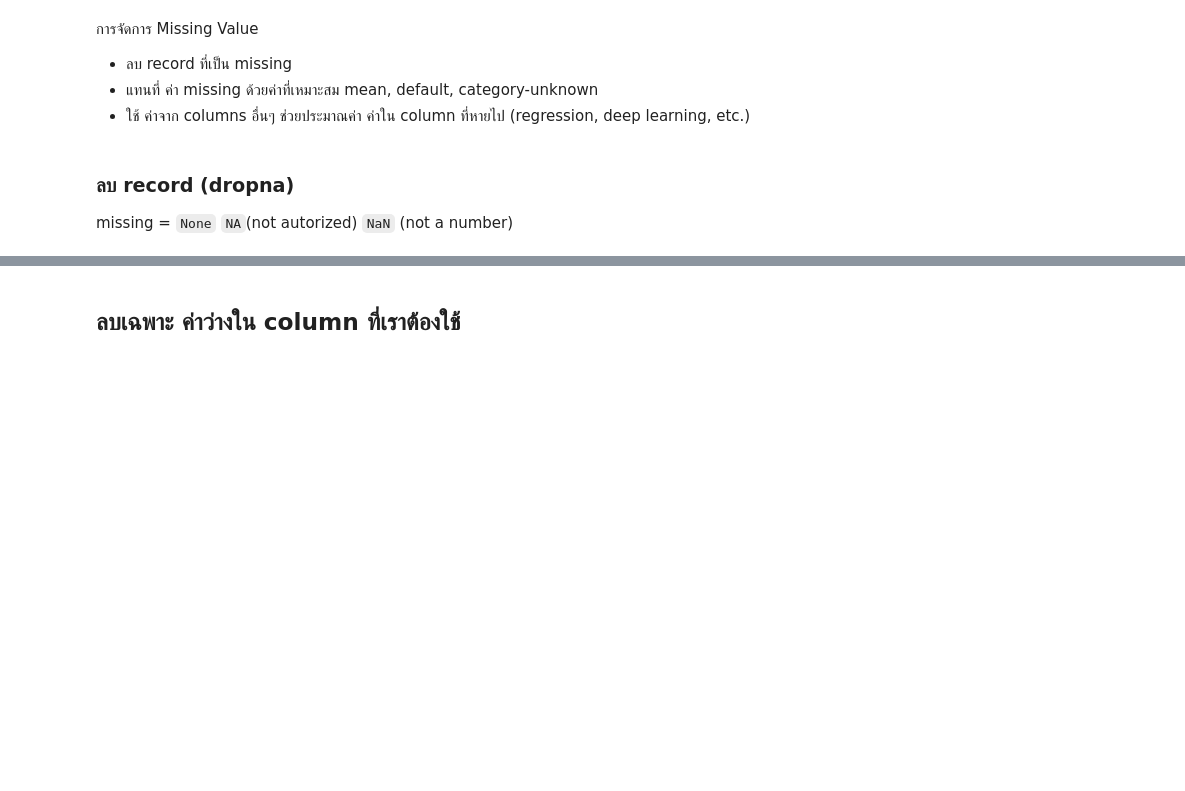
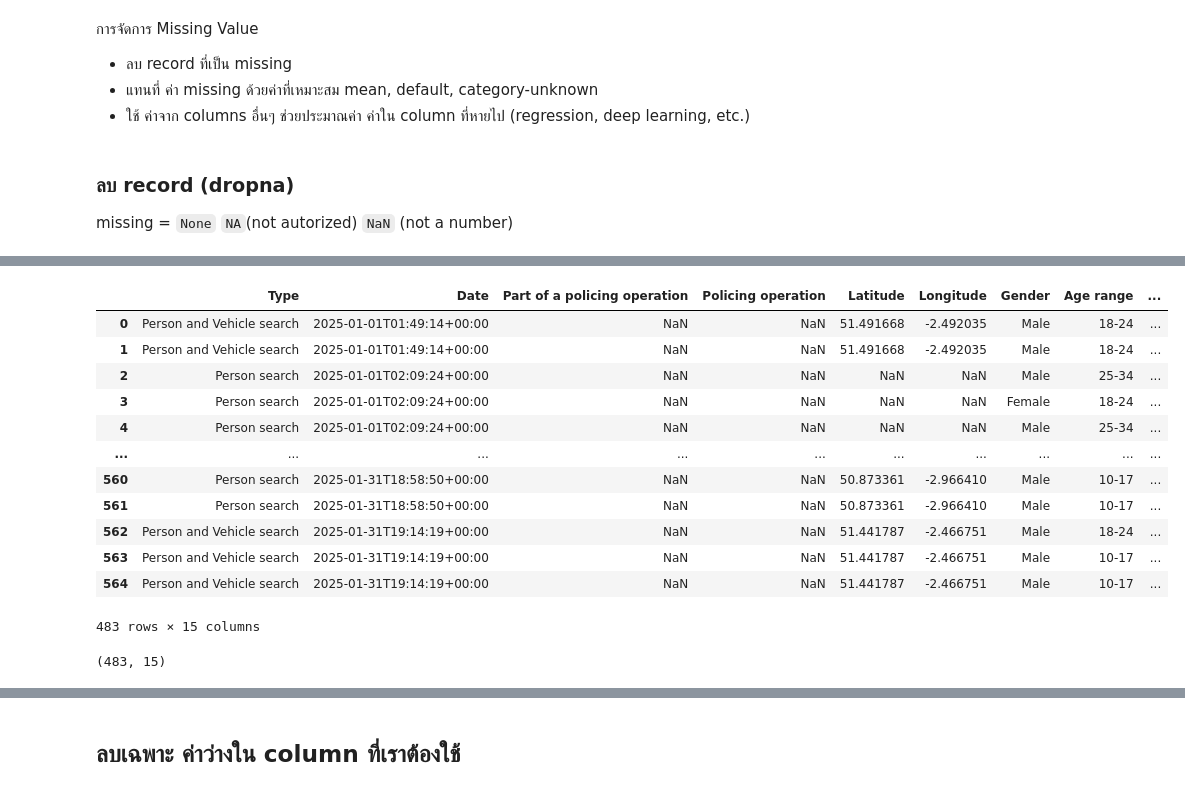
Before and after one commit to znumunz/dataviz2025, a Jupyter notebook: Pandas_101_2025.ipynb, the cells around one changed output, grey strips where cells are left out. Saved outputs shown, nothing was run; the diff lists cells and outputs as text; code cells hidden in the pictures; blank space fills up the shorter version.

```diff
--- a/Pandas_101_2025.ipynb
+++ b/Pandas_101_2025.ipynb
@@ -574,0 +866,4 @@ this_data = this_data.dropna(inplace=True)
+# %%
+import pandas as pd
+df = pd.read_csv('/content/drive/MyDrive/MyPython&DataViz2025/Data/2025-01/2025-01-avon-and-somerset-stop-and-search.csv')
+df.shape
@@ -574,0 +891,21 @@ this_data = this_data.dropna(inplace=True)
+# %%
+df.dropna(subset = ['Self-defined ethnicity','Legislation'])
+# %% [output]
+|  | Type | Date | Part of a policing operation | Policing operation | Latitude | Longitude | Gender | Age range | ... |
+| 0 | Person and Vehicle search | 2025-01-01T01:49:14+00:00 | NaN | NaN | 51.491668 | -2.492035 | Male | 18-24 | ... |
+| 1 | Person and Vehicle search | 2025-01-01T01:49:14+00:00 | NaN | NaN | 51.491668 | -2.492035 | Male | 18-24 | ... |
+| 2 | Person search | 2025-01-01T02:09:24+00:00 | NaN | NaN | NaN | NaN | Male | 25-34 | ... |
+| 3 | Person search | 2025-01-01T02:09:24+00:00 | NaN | NaN | NaN | NaN | Female | 18-24 | ... |
+| 4 | Person search | 2025-01-01T02:09:24+00:00 | NaN | NaN | NaN | NaN | Male | 25-34 | ... |
+| ... | ... | ... | ... | ... | ... | ... | ... | ... | ... |
+| 560 | Person search | 2025-01-31T18:58:50+00:00 | NaN | NaN | 50.873361 | -2.966410 | Male | 10-17 | ... |
+| 561 | Person search | 2025-01-31T18:58:50+00:00 | NaN | NaN | 50.873361 | -2.966410 | Male | 10-17 | ... |
+| 562 | Person and Vehicle search | 2025-01-31T19:14:19+00:00 | NaN | NaN | 51.441787 | -2.466751 | Male | 18-24 | ... |
+| 563 | Person and Vehicle search | 2025-01-31T19:14:19+00:00 | NaN | NaN | 51.441787 | -2.466751 | Male | 10-17 | ... |
+| 564 | Person and Vehicle search | 2025-01-31T19:14:19+00:00 | NaN | NaN | 51.441787 | -2.466751 | Male | 10-17 | ... |
+483 rows × 15 columns
+# %%
+df.dropna(subset = ['Self-defined ethnicity','Legislation'],inplace=True)
+df.shape
+# %% [output]
+(483, 15)
```
Also changed, not shown: parts of 44 cells of this notebook.
